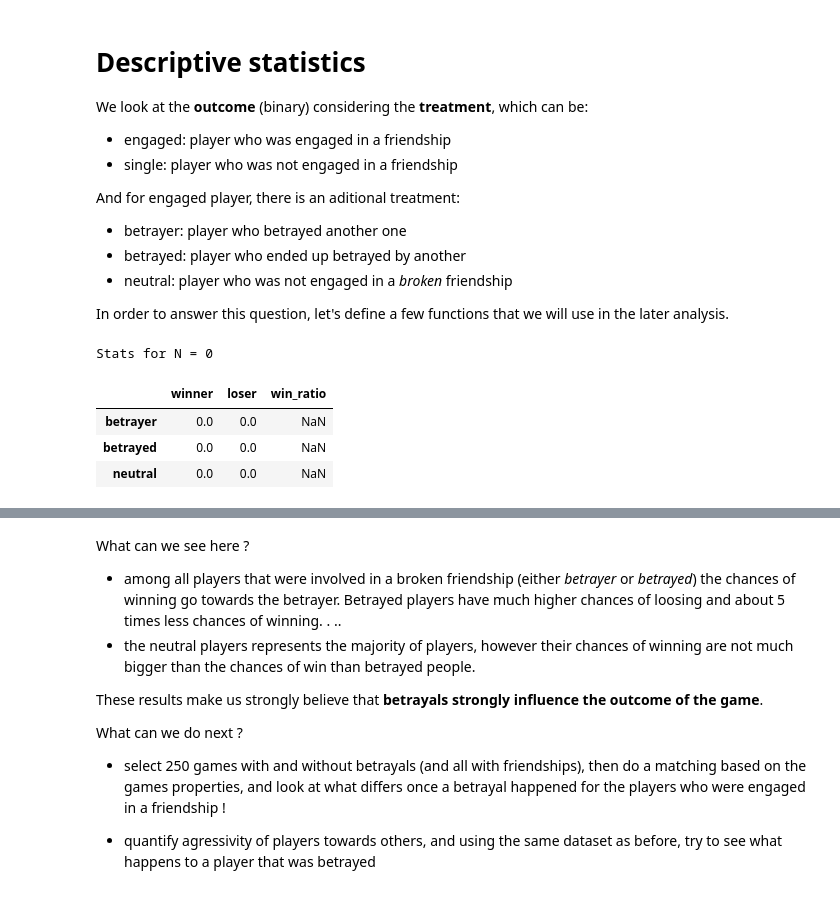
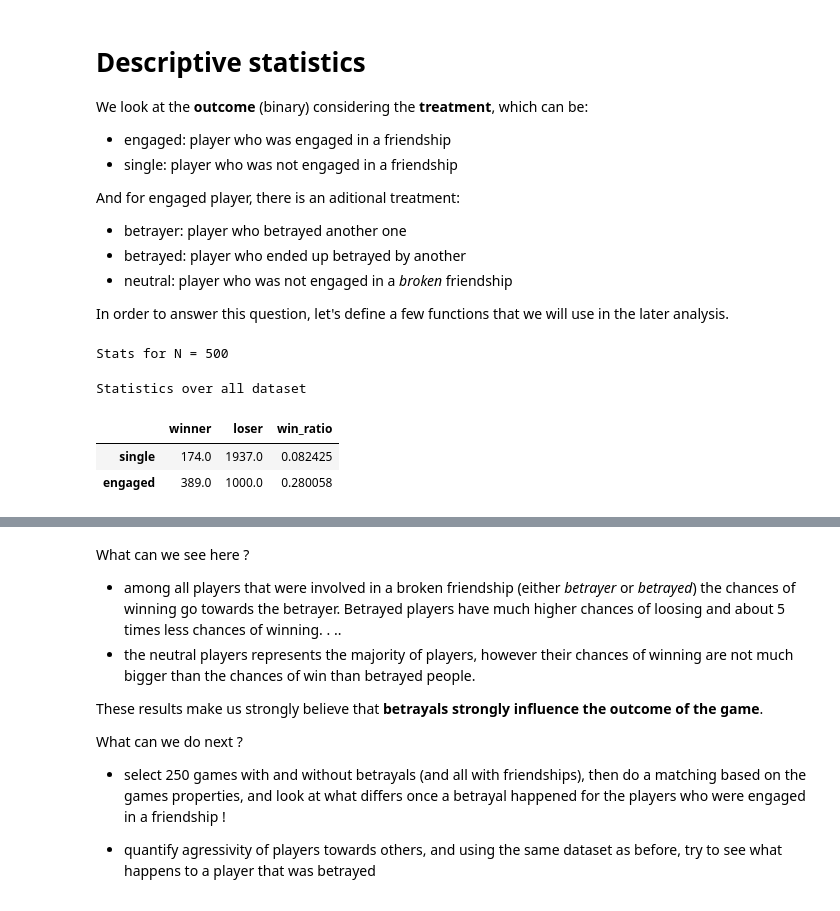
Before and after one commit to epfl-ada/ada-2020-project-milestone-p3-p3_chic, a Jupyter notebook: p4-part2.ipynb, the cells around one changed output, grey strips where cells are left out. Drawn from its saved outputs; the diff is of its cells as text; code cells hidden in the pictures.

```diff
--- a/p4-part2.ipynb
+++ b/p4-part2.ipynb
@@ -88,8 +88,8 @@ def get_losers(winners):
     return loosers
 # %%
 # load the data to analyse
-games_id = np.load("data/subset2/games_id.npy")
-all_friendships = np.load("data/subset2/friendships.npy", allow_pickle=True)
+games_id = np.load("data/subset500/games_id.npy")
+all_friendships = np.load("data/subset500/friendships.npy", allow_pickle=True)
 verbose = False
 
 data_overall = np.zeros(shape = (2,2))
@@ -100,7 +100,7 @@ treatments_engaged = ["betrayer", "betrayed", "neutral"]
 outcomes = ["winner", "loser"]
 
 stats_overall = pd.DataFrame(data_overall, index = treatments_overall, columns = outcomes )
-stats_engageds = pd.DataFrame(data_overall, index = treatments_engaged, columns = outcomes )
+stats_engageds = pd.DataFrame(data_engaged, index = treatments_engaged, columns = outcomes )
 
 N = len(games_id)
 for i, game_id in enumerate(games_id):
@@ -121,6 +121,7 @@ for i, game_id in enumerate(games_id):
     betrayers, betrayeds = get_betrayers_and_betrayed(friendships)
     neutrals = get_neutrals(betrayers, betrayeds)
 
+    # overal statistics
     for w in winners:
         if w in singles: stats_overall.loc["single", "winner"] += 1
         if w in engageds: stats_overall.loc["engaged", "winner"] += 1
@@ -128,17 +129,17 @@ for i, game_id in enumerate(games_id):
         if l in singles: stats_overall.loc["single", "loser"] += 1
         if l in engageds: stats_overall.loc["engaged", "loser"] += 1
 
-
-
-    # statistics : TODO
+    # statistics about betrayers:
     for winner in winners:
-        if winner in betrayers: stats.loc["betrayer", "winner"] += 1
-        if winner in betrayeds: stats.loc["betrayed", "winner"] += 1
-        if winner in neutrals: stats.loc["neutral", "winner"] += 1
+        if winner in engageds:
+            if winner in betrayers: stats_engageds.loc["betrayer", "winner"] += 1
+            if winner in betrayeds: stats_engageds.loc["betrayed", "winner"] += 1
+            if winner in neutrals: stats_engageds.loc["neutral", "winner"] += 1
     for loser in losers:
-        if loser in betrayers: stats.loc["betrayer", "loser"] += 1
-        if loser in betrayeds: stats.loc["betrayed", "loser"] += 1
-        if loser in neutrals: stats.loc["neutral", "loser"] += 1
+        if winner in engageds:
+            if loser in betrayers: stats_engageds.loc["betrayer", "loser"] += 1
+            if loser in betrayeds: stats_engageds.loc["betrayed", "loser"] += 1
+            if loser in neutrals: stats_engageds.loc["neutral", "loser"] += 1
 
     if verbose:
         print("\nGame",i)
@@ -149,10 +150,15 @@ for i, game_id in enumerate(games_id):
 win_ratio = stats.winner / (stats.loser + stats.winner)
 stats["win_ratio"] = win_ratio
 print("Stats for N =", N)
-stats
 # %% [output]
-Stats for N = 0
+Stats for N = 500
-|  | winner | loser | win_ratio |
-| betrayer | 0.0 | 0.0 | NaN |
-| betrayed | 0.0 | 0.0 | NaN |
-| neutral | 0.0 | 0.0 | NaN |
+# %%
+win_ratio = stats_overall.winner / (stats_overall.loser + stats_overall.winner)
+stats_overall["win_ratio"] = win_ratio
+print("Statistics over all dataset")
+stats_overall
+# %% [output]
+Statistics over all dataset
+|  | winner | loser | win_ratio |
+| single | 174.0 | 1937.0 | 0.082425 |
+| engaged | 389.0 | 1000.0 | 0.280058 |
```
Also changed, not shown: parts of 2 cells of this notebook, 1 other file.
